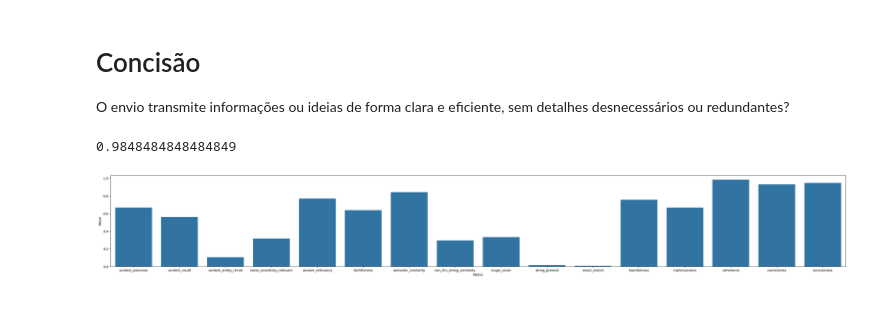
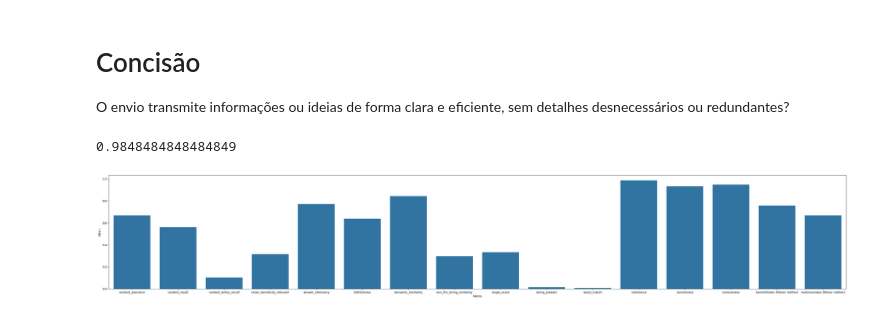
Before and after one commit to joaorura/rag_eval, a Jupyter notebook: metrics.ipynb, the cells around one changed output. Saved outputs shown, nothing was run; the diff lists cells and outputs as text; code cells hidden in the pictures.

```diff
--- a/metrics.ipynb
+++ b/metrics.ipynb
@@ -211,0 +208,5 @@ print(mean['harmfulness'])
+# %%
+print(mean['harmfulness'])
+
+mean['harmfullness (Menor melhor)'] = mean['harmfulness']
+del mean['harmfulness']
@@ -216,6 +219,9 @@ O envio tem a intenção de prejudicar, enganar ou explorar os usuários?
 print(mean['maliciousness'])
 # %% [output]
 0.6666666666666666
+# %%
+mean['maliciousness (Menor melhor)'] = mean['maliciousness']
+del mean['maliciousness']
 # %% [markdown]
 # Coerência
 A submissão apresenta ideias, informações ou argumentos de maneira lógica e organizada?
@@ -241,15 +247,15 @@ print(mean['coherence'])
 # %%
 df_transposed = mean.T.reset_index()
 df_transposed.columns = ['Metric', 'Mean']
 
 
-plt.figure(figsize=(40, 5))
+plt.figure(figsize=(45, 7))
 
 sns.barplot(x='Metric', y='Mean', data=df_transposed)
 
 plt.show()
 # %% [output]
-[figure, old version]
+[figure, new version]
 # %%
 mean
 # %% [output]
```
Also changed, not shown: parts of 3 cells of this notebook.
